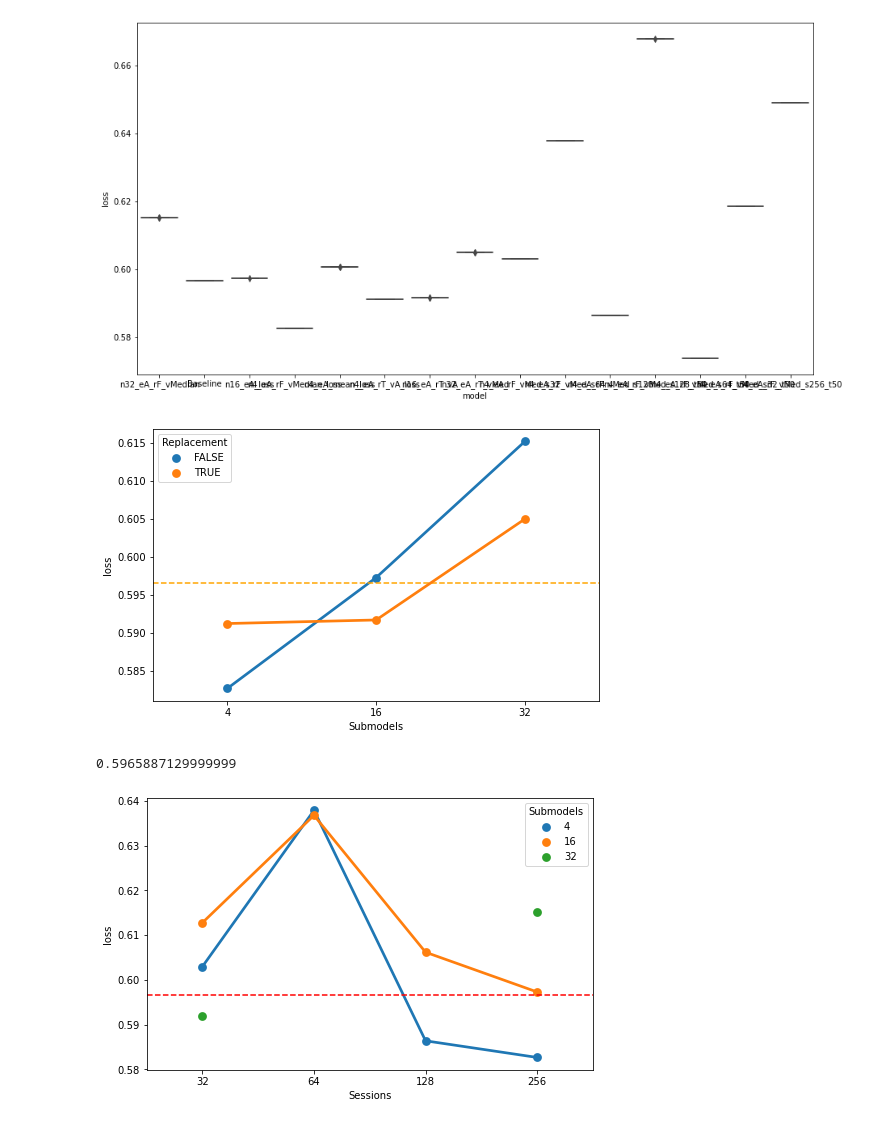
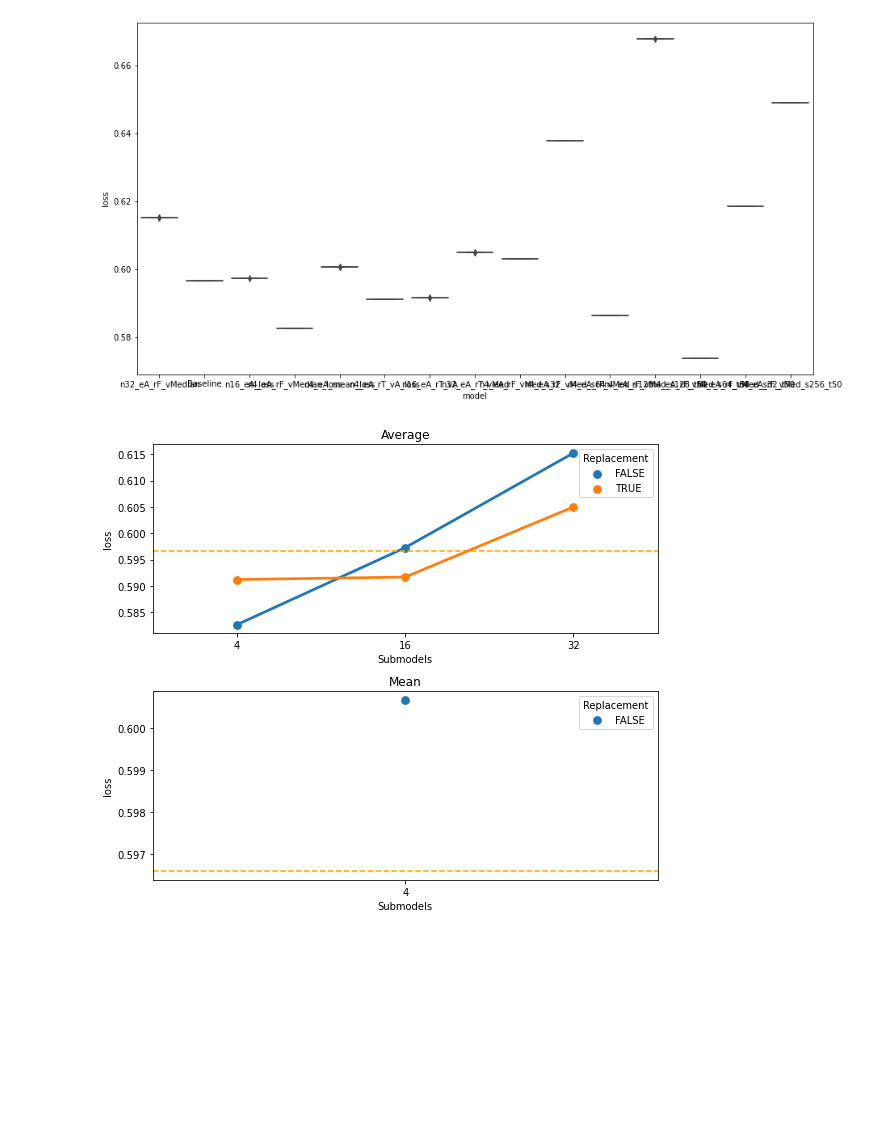
Before and after one commit to whyhardt/closedloop_rl, a Jupyter notebook: ensembling_plots.ipynb, the cells around one changed output. Drawn from its saved outputs; the diff is of its cells as text; code cells hidden in the pictures; blank space fills up the shorter version.

Commit message:
Add models (replacement true)

```diff
--- a/ensembling_plots.ipynb
+++ b/ensembling_plots.ipynb
@@ -89,47 +111,39 @@ sns.boxplot(data=df, x="model", y="loss")
 # %%
 df1 = df.query('Sessions == 256 and Trials == 200 and Voting == "median" and Ensemble == "average" ')
 #or model == "Baseline
 
-fig, ax = plt.subplots(nrows=1, ncols=1, figsize=(8,5))
+fig, ax = plt.subplots(nrows=2, ncols=1, figsize=(8,7))
 
 baseline_acc = df.query('model == "Baseline"').loss.mean()
-ax.axhline(baseline_acc, ls='--', color="orange")
+ax[0].axhline(baseline_acc, ls='--', color="orange")
 
 sns.pointplot(
         data=df1,
         x="Submodels",
         y="loss",
         hue="Replacement",
         errorbar="sd",
+        ax=ax[0]
         )
+ax[0].set_title("Average")
 
+
+ax[1].axhline(baseline_acc, ls='--', color="orange")
+
+df2 = df.query('Sessions == 256 and Trials == 200 and Voting == "mean" and Ensemble == "average" ')
+sns.pointplot(
+        data=df2,
+        x="Submodels",
+        y="loss",
+        hue="Replacement",
+        errorbar="sd",
+        ax=ax[1]
+        )
+ax[1].set_title("Mean")
+
+plt.tight_layout()
 plt.show()
 
 # facet by vote and average
 # %% [output]
-[figure, old version]
+[figure, new version]
-# %%
-df.query('model == "Baseline"').loss.mean()
-# %% [output]
-0.5965887129999999
-# %%
-# 4 submodels, replacement false
-
-df1 = df.query('Replacement == "FALSE" and Trials == 200 and Voting == "median" and Ensemble == "average"')
-# and submodels == 4
-
-fig, ax = plt.subplots(nrows=1, ncols=1, figsize=(8,5))
-
-ax.axhline(baseline_acc, ls='--', color="red")
-
-sns.pointplot(
-        data=df1,
-        x="Sessions",
-        y="loss",
-        hue="Submodels",
-        #errorbar="sd",
-        )
-
-plt.show()
-# %% [output]
-[figure, removed]
```
Also changed, not shown: parts of 12 cells of this notebook, 2 other files.
